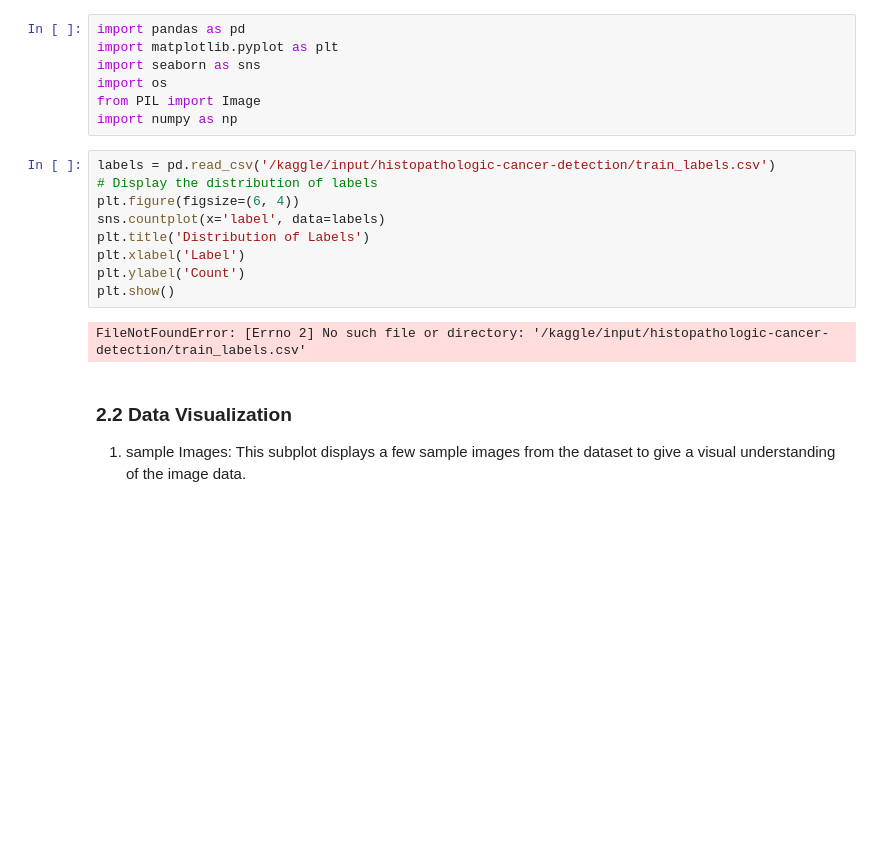
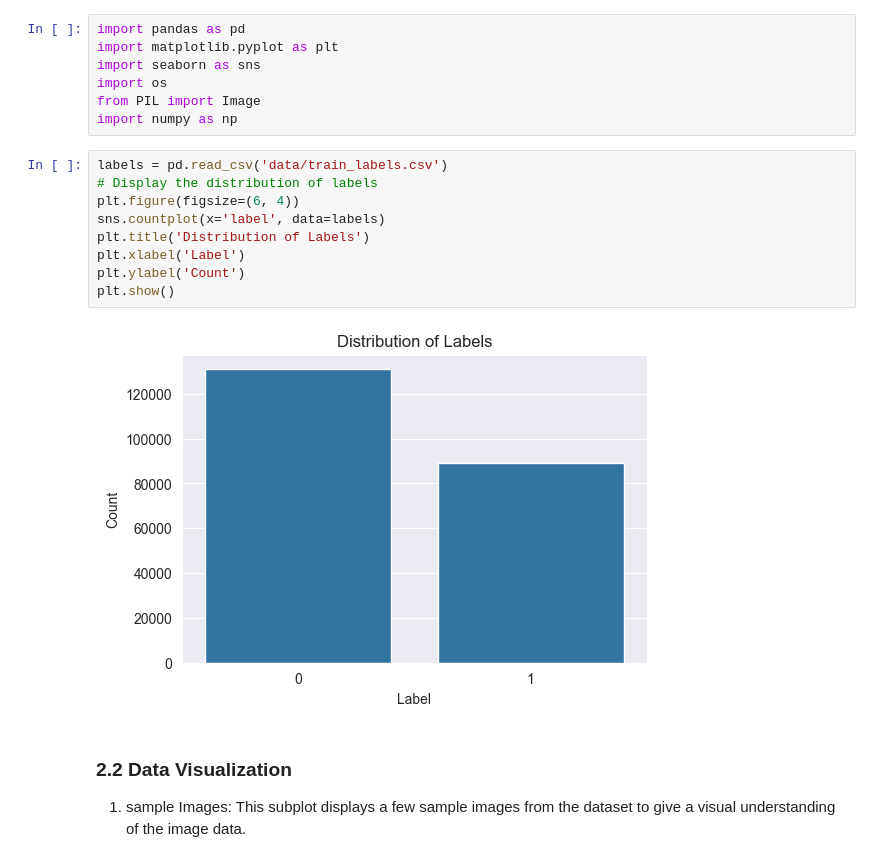
Before and after one commit to scihhl/histopathologic-cancer-detection, a Jupyter notebook: histopathologic-cancer-detection.ipynb, the cells around one changed output. Cells and saved outputs as stored; diff of their text form; blank space fills up the shorter version.

```diff
--- a/histopathologic-cancer-detection.ipynb
+++ b/histopathologic-cancer-detection.ipynb
@@ -33,16 +33,16 @@ import os
 from PIL import Image
 import numpy as np
 # %%
-labels = pd.read_csv('/kaggle/input/histopathologic-cancer-detection/train_labels.csv')
+labels = pd.read_csv('data/train_labels.csv')
 # Display the distribution of labels
 plt.figure(figsize=(6, 4))
 sns.countplot(x='label', data=labels)
 plt.title('Distribution of Labels')
 plt.xlabel('Label')
 plt.ylabel('Count')
 plt.show()
 # %% [output]
-FileNotFoundError: [Errno 2] No such file or directory: '/kaggle/input/histopathologic-cancer-detection/train_labels.csv'
+[figure, added]
 # %% [markdown]
 ### 2.2 Data Visualization
 1) sample Images:
```
